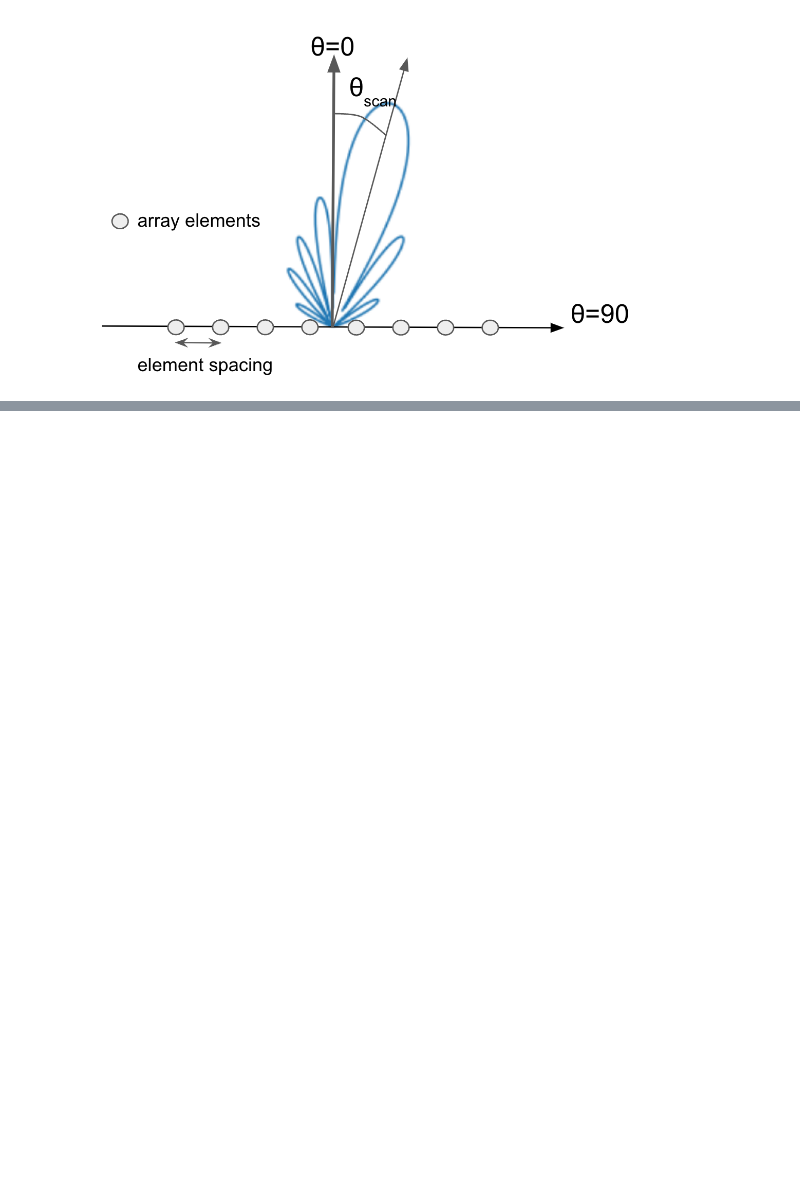
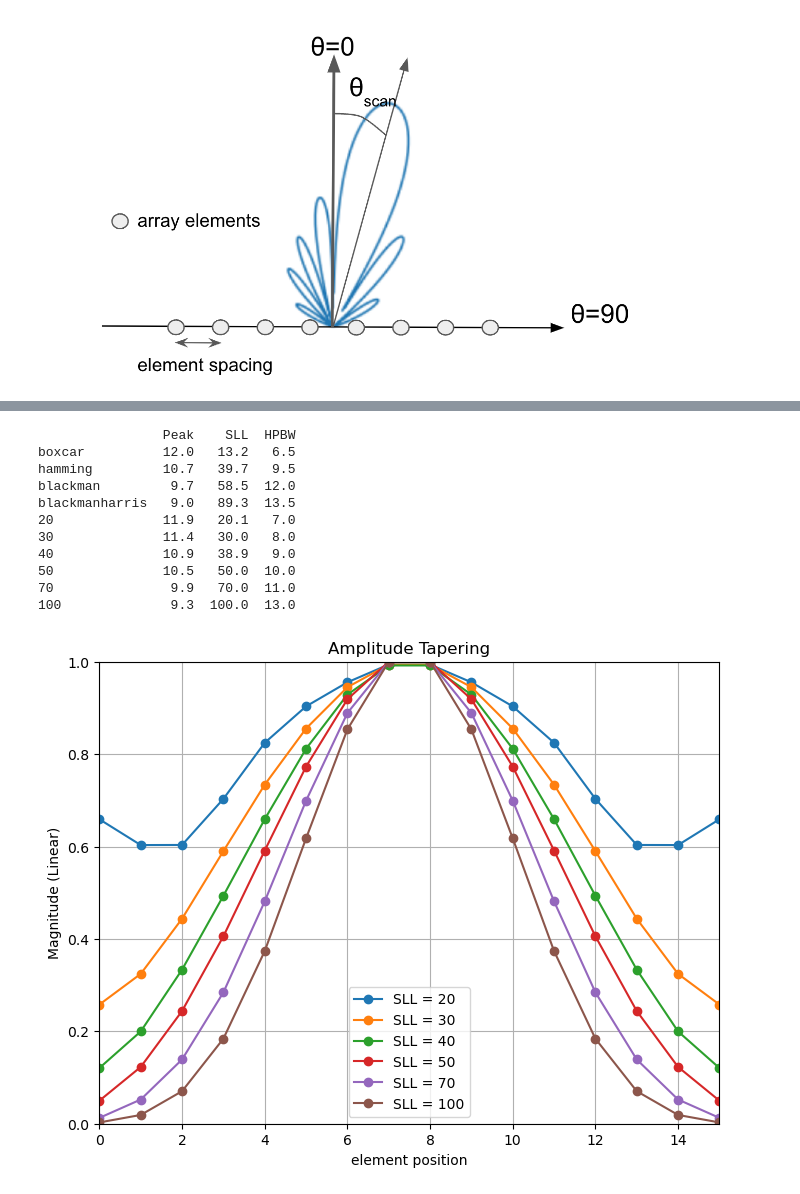
Before and after one commit to mimfar/antenna_array, a Jupyter notebook: Examples.ipynb, the cells around one changed output, grey strips where cells are left out. Saved outputs shown, nothing was run; the diff lists cells and outputs as text; code cells hidden in the pictures; blank space fills up the shorter version.

```diff
--- a/Examples.ipynb
+++ b/Examples.ipynb
@@ -128,0 +198,44 @@ ax_inset.set_xlabel('x(wavelength)');
+# %%
+#based on SLL level
+fig, ax = plt.subplots(figsize=(8,6))
+fig1, ax1 = plt.subplots(figsize=(8,6))
+SLL_list = [20,30,40,50,70,100]
+for SLL_target in SLL_list:
+    if SLL_target < 50:
+        I = taylor(num_elem, nbar=5, sll=SLL_target)
+    else:
+        I = chebwin(num_elem, SLL_target)
+
+    plt.sca(ax1)
+    plt.plot(I,'-o')
+
+    AF_linear = calc_AF_(X,I,P,theta_deg,element_pattern=False)
+    G = db20(AF_linear)
+    plot_pattern(theta_deg,G-10*np.log10(num_elem),ylim=(-110,0),fig=fig,xlab='theta',ylab='normalized Gain(dB)')
+
+    peak, theta_peak, SLL, HPBW = calc_peak_sll_hpbw(G, theta_deg)
+    df.loc[SLL_target] = [peak, SLL, HPBW]
+
+print(df.round(1))
+ax1.set_xlabel('element position')
+ax1.set_title('Amplitude Tapering')
+ax1.set_ylabel('Magnitude (Linear)')
+ax1.set_ylim(0,1)
+ax1.set_xlim(0,num_elem-1)
+ax1.grid(True)
+ax1.legend(['SLL = {}'.format(x) for x in SLL_list]);
+ax.legend(['SLL = {}'.format(x) for x in SLL_list]);
+ax.grid(True)
+# %% [output]
+                Peak    SLL  HPBW
+boxcar          12.0   13.2   6.5
+hamming         10.7   39.7   9.5
+blackman         9.7   58.5  12.0
+blackmanharris   9.0   89.3  13.5
+20              11.9   20.1   7.0
+30              11.4   30.0   8.0
+40              10.9   38.9   9.0
+50              10.5   50.0  10.0
+70               9.9   70.0  11.0
+100              9.3  100.0  13.0
+[figure, added]
```
Also changed, not shown: parts of 9 cells of this notebook, 3 other files.
